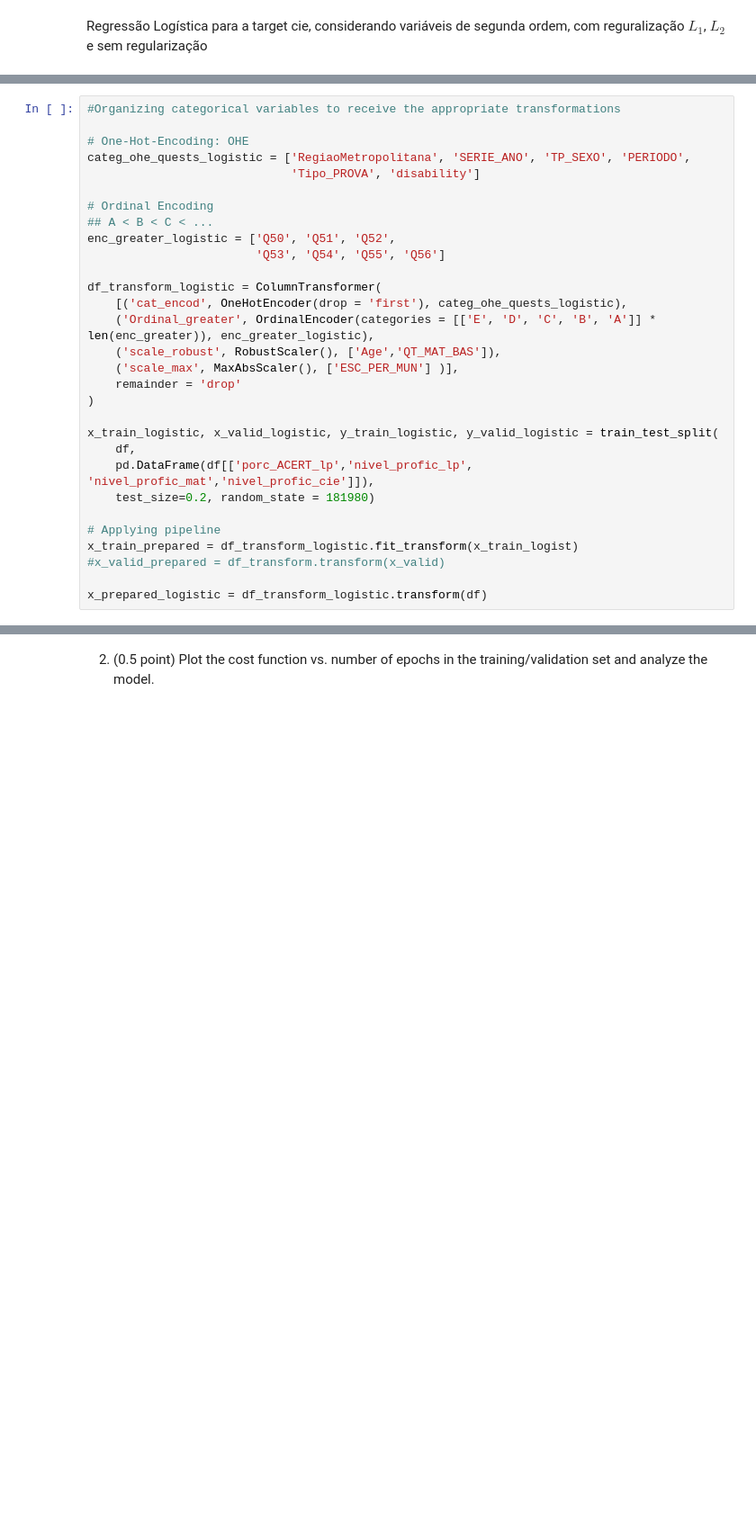
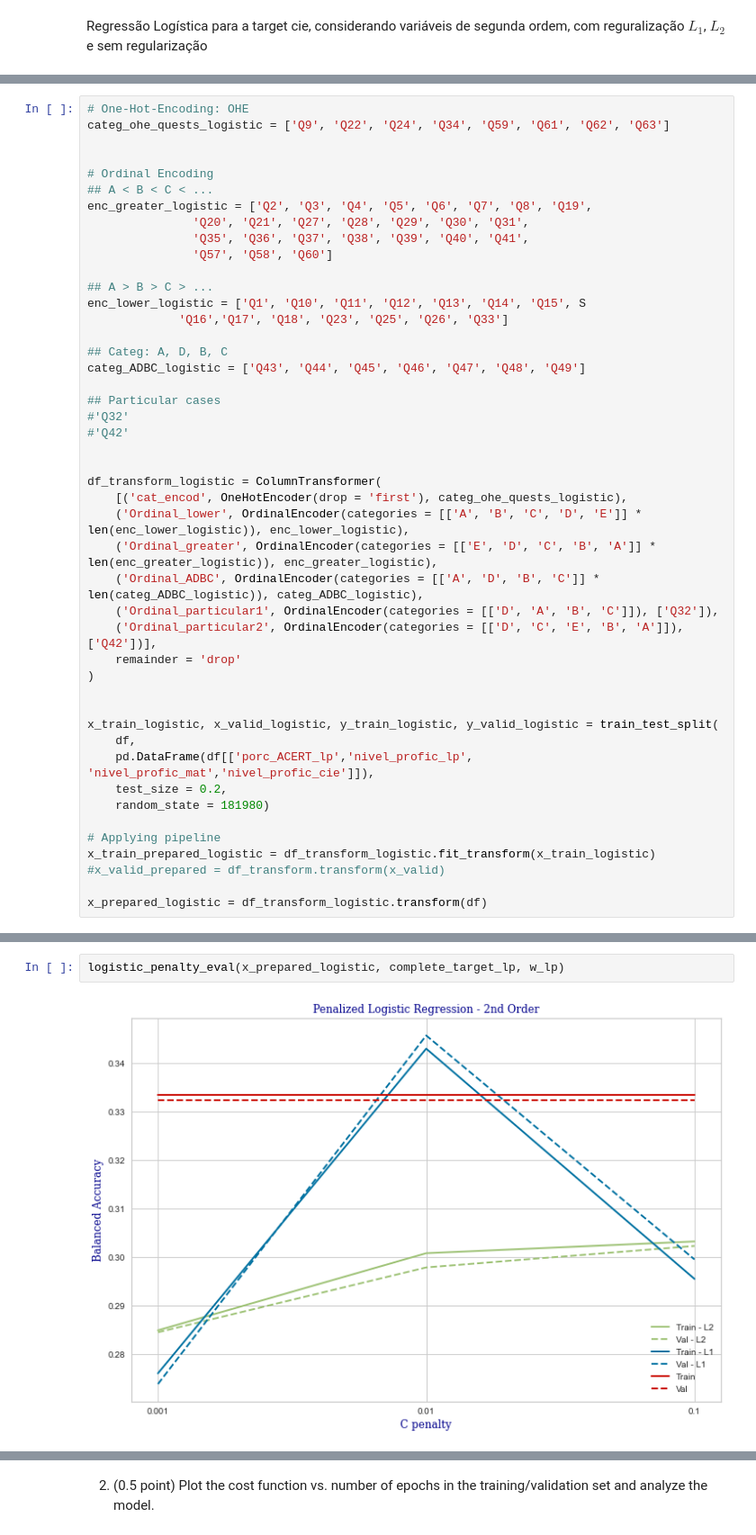
Before and after one commit to mazzacolussi/MC886, a Jupyter notebook: Project2/Linear_logistic_regression.ipynb, the cells around one changed output, grey strips where cells are left out. Shown at 90% size. Cells and saved outputs as stored; diff of their text form; blank space fills up the shorter version.

```diff
--- a/Project2/Linear_logistic_regression.ipynb
+++ b/Project2/Linear_logistic_regression.ipynb
@@ -1208,30 +1219,46 @@ logistic_penalty_eval(x_prepared, complete_target_cie, w_cie)
 # %%
-#Organizing categorical variables to receive the appropriate transformations
+# One-Hot-Encoding: OHE
+categ_ohe_quests_logistic = ['Q9', 'Q22', 'Q24', 'Q34', 'Q59', 'Q61', 'Q62', 'Q63']
 
-# One-Hot-Encoding: OHE
-categ_ohe_quests_logistic = ['RegiaoMetropolitana', 'SERIE_ANO', 'TP_SEXO', 'PERIODO',
-                             'Tipo_PROVA', 'disability']
 
 # Ordinal Encoding
 ## A < B < C < ...
-enc_greater_logistic = ['Q50', 'Q51', 'Q52',
-                        'Q53', 'Q54', 'Q55', 'Q56']
+enc_greater_logistic = ['Q2', 'Q3', 'Q4', 'Q5', 'Q6', 'Q7', 'Q8', 'Q19',
+               'Q20', 'Q21', 'Q27', 'Q28', 'Q29', 'Q30', 'Q31',
+               'Q35', 'Q36', 'Q37', 'Q38', 'Q39', 'Q40', 'Q41',
+               'Q57', 'Q58', 'Q60']
+
+## A > B > C > ...
+enc_lower_logistic = ['Q1', 'Q10', 'Q11', 'Q12', 'Q13', 'Q14', 'Q15', S
+             'Q16','Q17', 'Q18', 'Q23', 'Q25', 'Q26', 'Q33']
+
+## Categ: A, D, B, C
+categ_ADBC_logistic = ['Q43', 'Q44', 'Q45', 'Q46', 'Q47', 'Q48', 'Q49']
+
+## Particular cases
+#'Q32'
+#'Q42'
+
 
 df_transform_logistic = ColumnTransformer(
     [('cat_encod', OneHotEncoder(drop = 'first'), categ_ohe_quests_logistic),
-    ('Ordinal_greater', OrdinalEncoder(categories = [['E', 'D', 'C', 'B', 'A']] * len(enc_greater)), enc_greater_logistic),
-    ('scale_robust', RobustScaler(), ['Age','QT_MAT_BAS']),
-    ('scale_max', MaxAbsScaler(), ['ESC_PER_MUN'] )],
+    ('Ordinal_lower', OrdinalEncoder(categories = [['A', 'B', 'C', 'D', 'E']] * len(enc_lower_logistic)), enc_lower_logistic),
+    ('Ordinal_greater', OrdinalEncoder(categories = [['E', 'D', 'C', 'B', 'A']] * len(enc_greater_logistic)), enc_greater_logistic),
+    ('Ordinal_ADBC', OrdinalEncoder(categories = [['A', 'D', 'B', 'C']] * len(categ_ADBC_logistic)), categ_ADBC_logistic),
+    ('Ordinal_particular1', OrdinalEncoder(categories = [['D', 'A', 'B', 'C']]), ['Q32']),
+    ('Ordinal_particular2', OrdinalEncoder(categories = [['D', 'C', 'E', 'B', 'A']]), ['Q42'])],
     remainder = 'drop'
 )
+
 
 x_train_logistic, x_valid_logistic, y_train_logistic, y_valid_logistic = train_test_split(
     df,
     pd.DataFrame(df[['porc_ACERT_lp','nivel_profic_lp', 'nivel_profic_mat','nivel_profic_cie']]),
-    test_size=0.2, random_state = 181980)
+    test_size = 0.2,
+    random_state = 181980)
 
 # Applying pipeline
-x_train_prepared = df_transform_logistic.fit_transform(x_train_logist)
+x_train_prepared_logistic = df_transform_logistic.fit_transform(x_train_logistic)
 #x_valid_prepared = df_transform.transform(x_valid)
 
 x_prepared_logistic = df_transform_logistic.transform(df)
@@ -1241,0 +1265,4 @@ ValueError: Shape mismatch: if categories is an array, it has to be of shape (n_
+# %%
+logistic_penalty_eval(x_prepared_logistic, complete_target_lp, w_lp)
+# %% [output]
+[figure, added]
```
Also changed, not shown: parts of 21 cells of this notebook.
